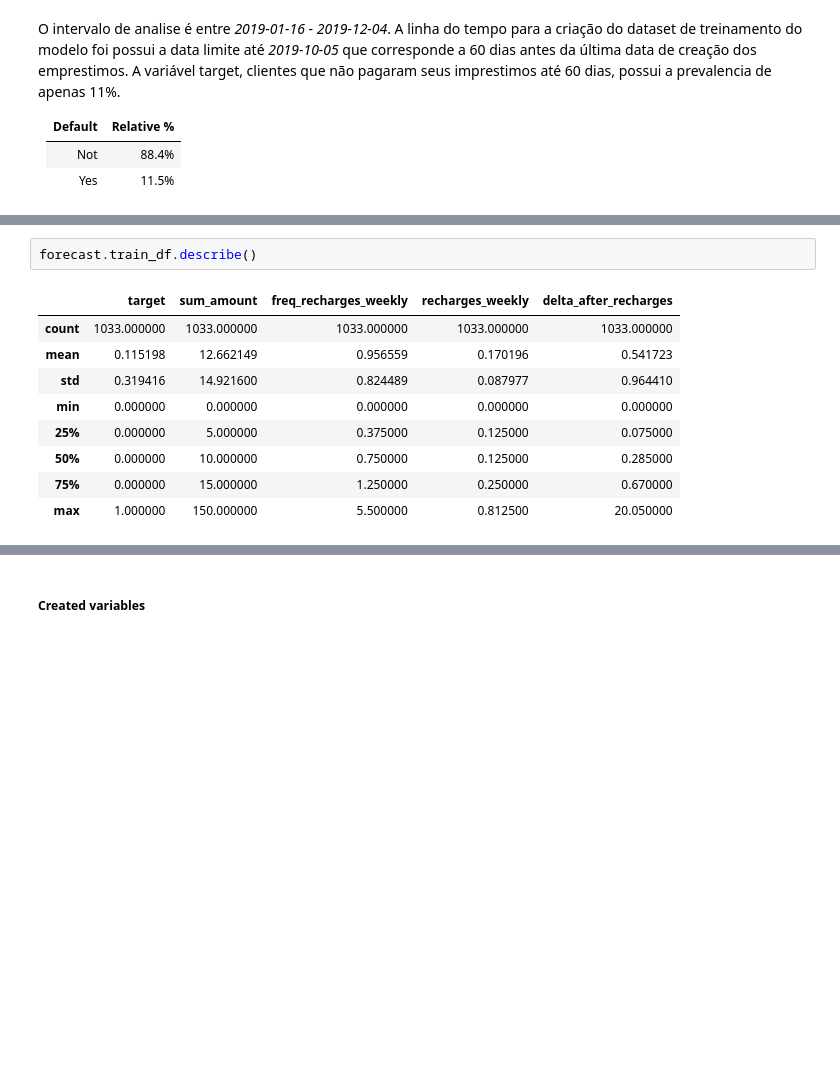
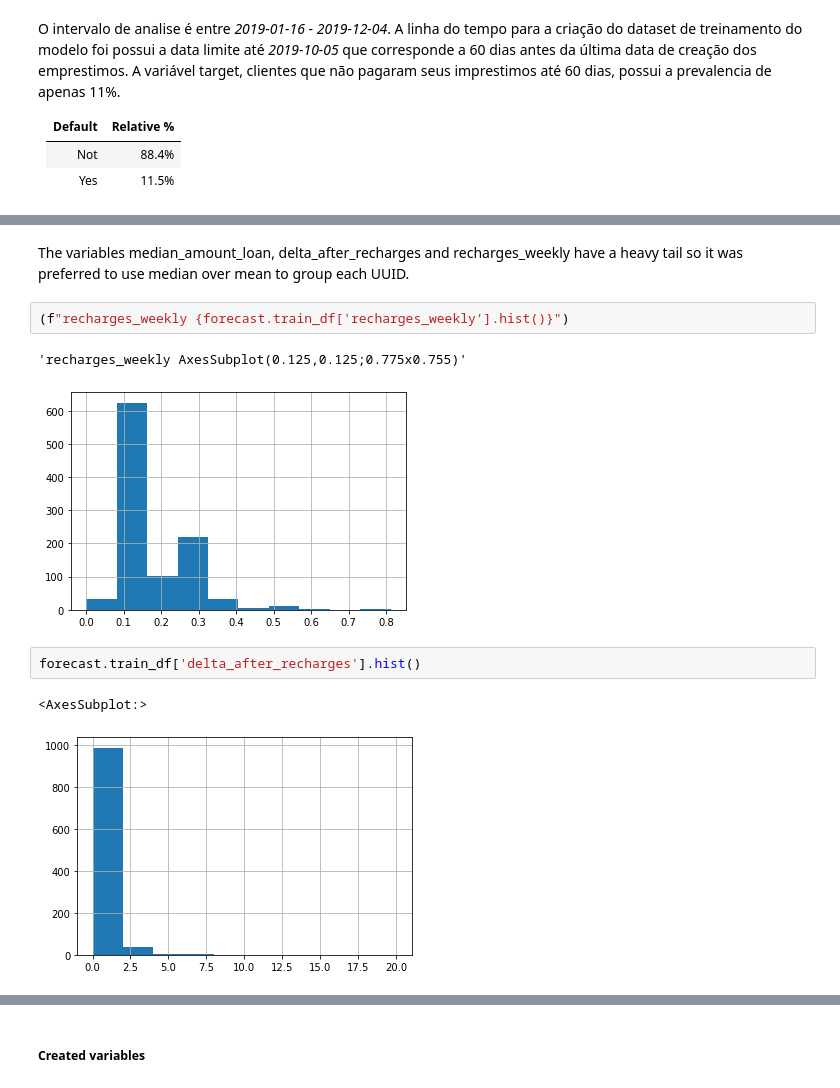
Before and after one commit to ennioferreirab/forecast_classification_test, a Jupyter notebook: report.ipynb, the cells around one changed output, grey strips where cells are left out. Drawn from its saved outputs; the diff is of its cells as text; blank space fills up the shorter version.

```diff
--- a/report.ipynb
+++ b/report.ipynb
@@ -77,13 +95,13 @@ forecast.train_df.groupby('target').count()['uuid'].to_frame() / len(forecast.tr
+# %% [markdown]
+The variables median_amount_loan, delta_after_recharges and recharges_weekly have a heavy tail so it was preferred to use median over mean to group each UUID.
+# %%
+(f"recharges_weekly {forecast.train_df['recharges_weekly'].hist()}")
+# %% [output]
+'recharges_weekly AxesSubplot(0.125,0.125;0.775x0.755)'
+[figure, added]
 # %%
-forecast.train_df.describe()
+forecast.train_df['delta_after_recharges'].hist()
 # %% [output]
-|  | target | sum_amount | freq_recharges_weekly | recharges_weekly | delta_after_recharges |
-| count | 1033.000000 | 1033.000000 | 1033.000000 | 1033.000000 | 1033.000000 |
-| mean | 0.115198 | 12.662149 | 0.956559 | 0.170196 | 0.541723 |
-| std | 0.319416 | 14.921600 | 0.824489 | 0.087977 | 0.964410 |
-| min | 0.000000 | 0.000000 | 0.000000 | 0.000000 | 0.000000 |
-| 25% | 0.000000 | 5.000000 | 0.375000 | 0.125000 | 0.075000 |
-| 50% | 0.000000 | 10.000000 | 0.750000 | 0.125000 | 0.285000 |
-| 75% | 0.000000 | 15.000000 | 1.250000 | 0.250000 | 0.670000 |
-| max | 1.000000 | 150.000000 | 5.500000 | 0.812500 | 20.050000 |
+<AxesSubplot:>
+[figure, added]
 # %%
```
Also changed, not shown: parts of 22 cells of this notebook, 7 other files.
